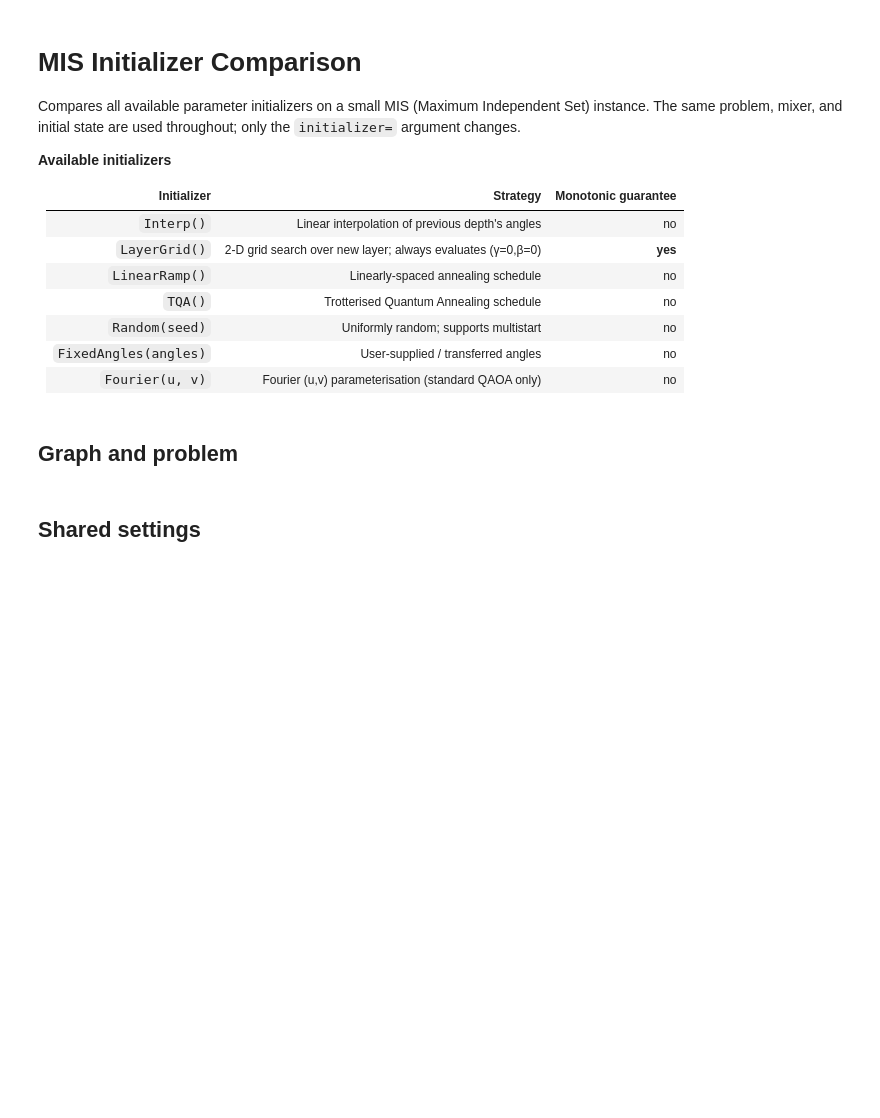
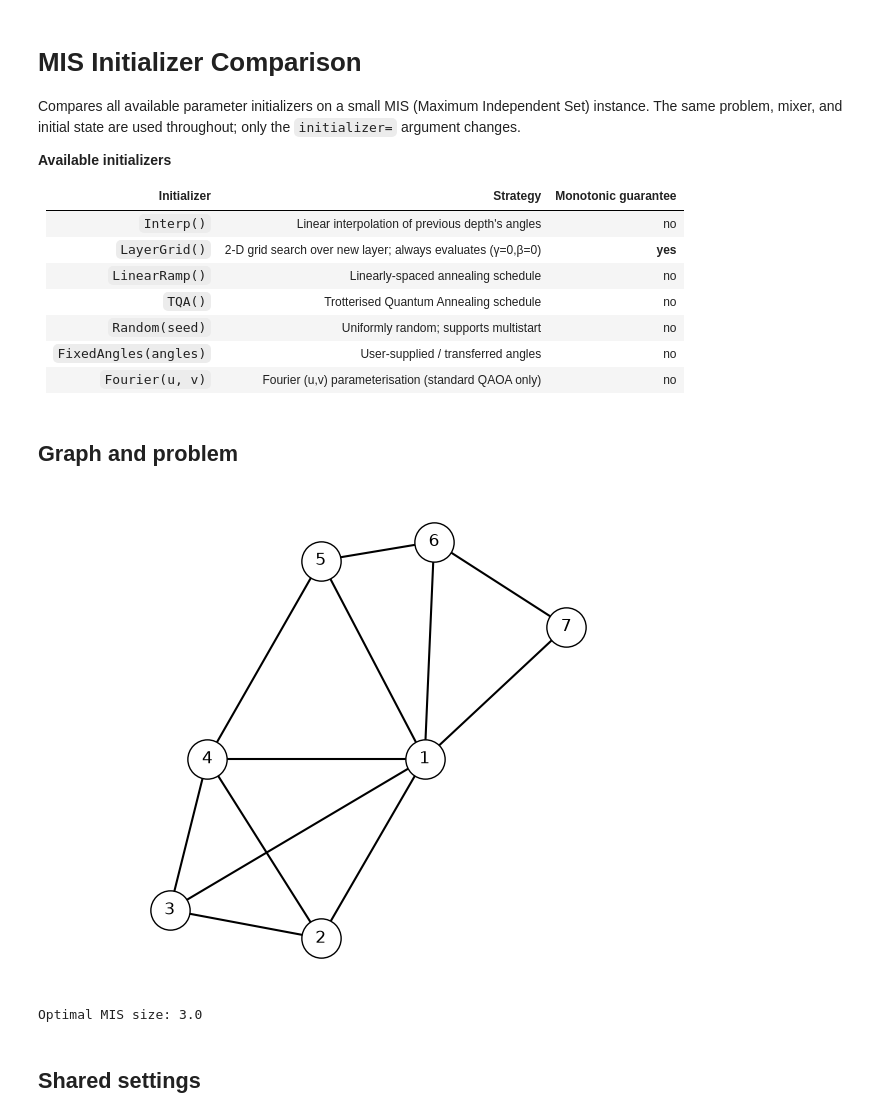
Before and after one commit to OpenQuantumComputing/QAOA, a Jupyter notebook: examples/MIS_MVC/InitializerComparison.ipynb, the cells around one changed output. Cells and saved outputs as stored; diff of their text form; code cells hidden in the pictures; blank space fills up the shorter version.

```diff
--- a/examples/MIS_MVC/InitializerComparison.ipynb
+++ b/examples/MIS_MVC/InitializerComparison.ipynb
@@ -28,15 +28,57 @@ from qaoa.problems import MIS_MVC_Problem
 from qiskit_aer import AerSimulator
 # %% [markdown]
 ## Graph and problem
+# %%
+import networkx as nx
+import matplotlib.pyplot as plt
+
+G = nx.Graph()
+
+# Preserve node/qubit order: q0 -> node 1, ..., q6 -> node 7
+G.add_nodes_from(range(1, 8))
+
+G.add_edges_from([
+    (1, 2),
+    (1, 3),
+    (1, 4),
+    (1, 5),
+    (1, 6),
+    (1, 7),
+    (2, 3),
+    (2, 4),
+    (3, 4),
+    (4, 5),
+    (5, 6),
+    (6, 7),
+])
+
+pos = {
+    1: (0.0, 0.0),
+    2: (-0.55, -0.95),
+    3: (-1.35, -0.80),
+    4: (-1.15, 0.0),
+    5: (-0.55, 1.05),
+    6: (0.05, 1.15),
+    7: (0.75, 0.70),
+}
+
+nx.draw(
+    G,
+    pos,
+    with_labels=True,
+    node_color="white",
+    edgecolors="black",
+    node_size=800,
+    width=1.5,
+)
+
+plt.axis("equal")
+plt.show()
+# %% [output]
+[figure, added]
 # %%
-# Small 6-node graph – quick to run, non-trivial MIS
-G = nx.path_graph(6)
-nx.draw(G, with_labels=True)
-plt.title("Path graph P6")
-plt.show()
-
 problem_kind = "mis"
-initial_angle = np.pi / 4
+initial_angle = np.pi / 3
 
 problem    = MIS_MVC_Problem(G, problem_kind=problem_kind)
 init_state = MIS_MVC_InitialState(G, problem_kind=problem_kind, angle=initial_angle, phase_correct=True)
@@ -44,8 +86,14 @@ init_state = MIS_MVC_InitialState(G, problem_kind=problem_kind, angle=initial_an
 # which is required by the Fourier initializer.
 lx_mixer   = VertexSubsetLXMixer(G, problem_kind=problem_kind, multi_angle=False)
 
+grover_mixer = Grover(init_state)
+
+
+
 objmin, objmax = problem.objective_bounds()
 print(f"Optimal MIS size: {objmax}")
+# %% [output]
+Optimal MIS size: 3.0
 # %% [markdown]
 ## Shared settings
 # %%
```
Also changed, not shown: parts of 7 cells of this notebook, 1 other file.
